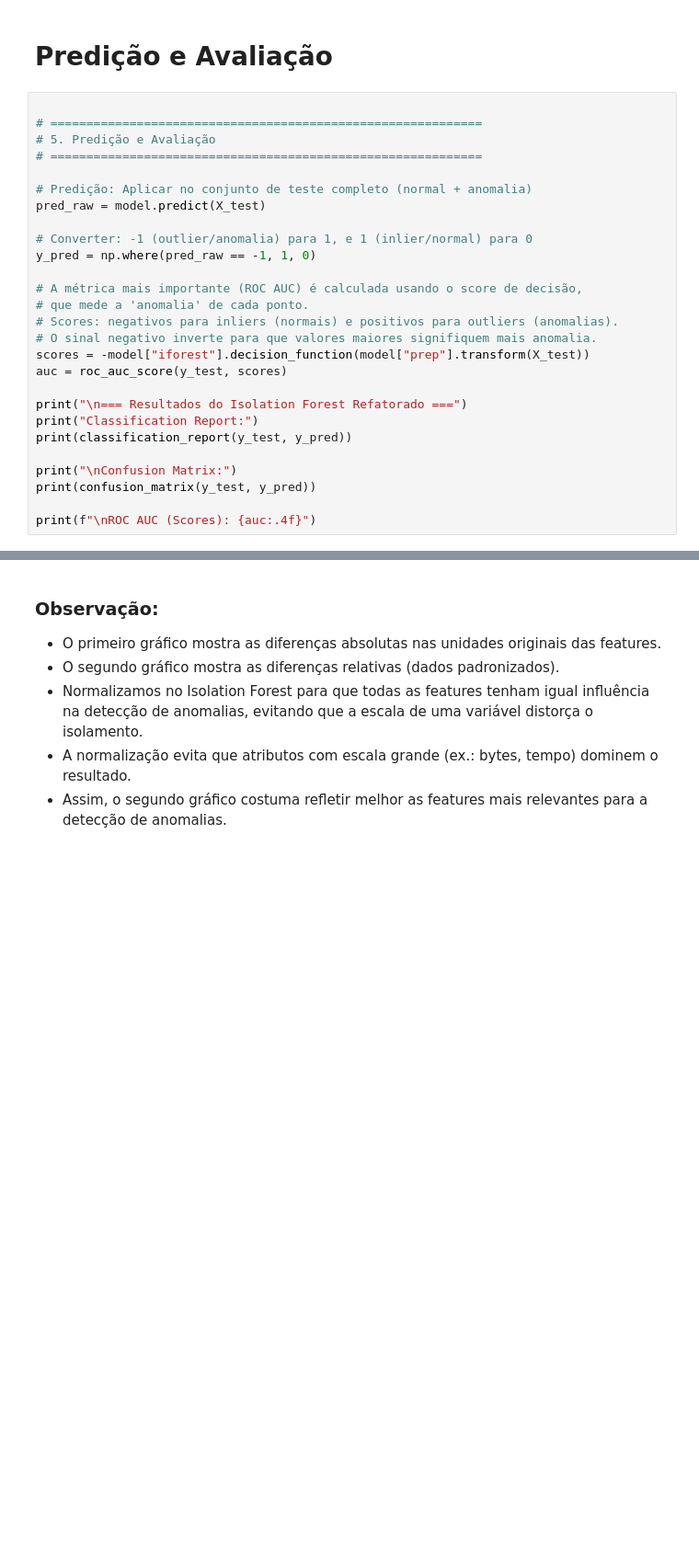
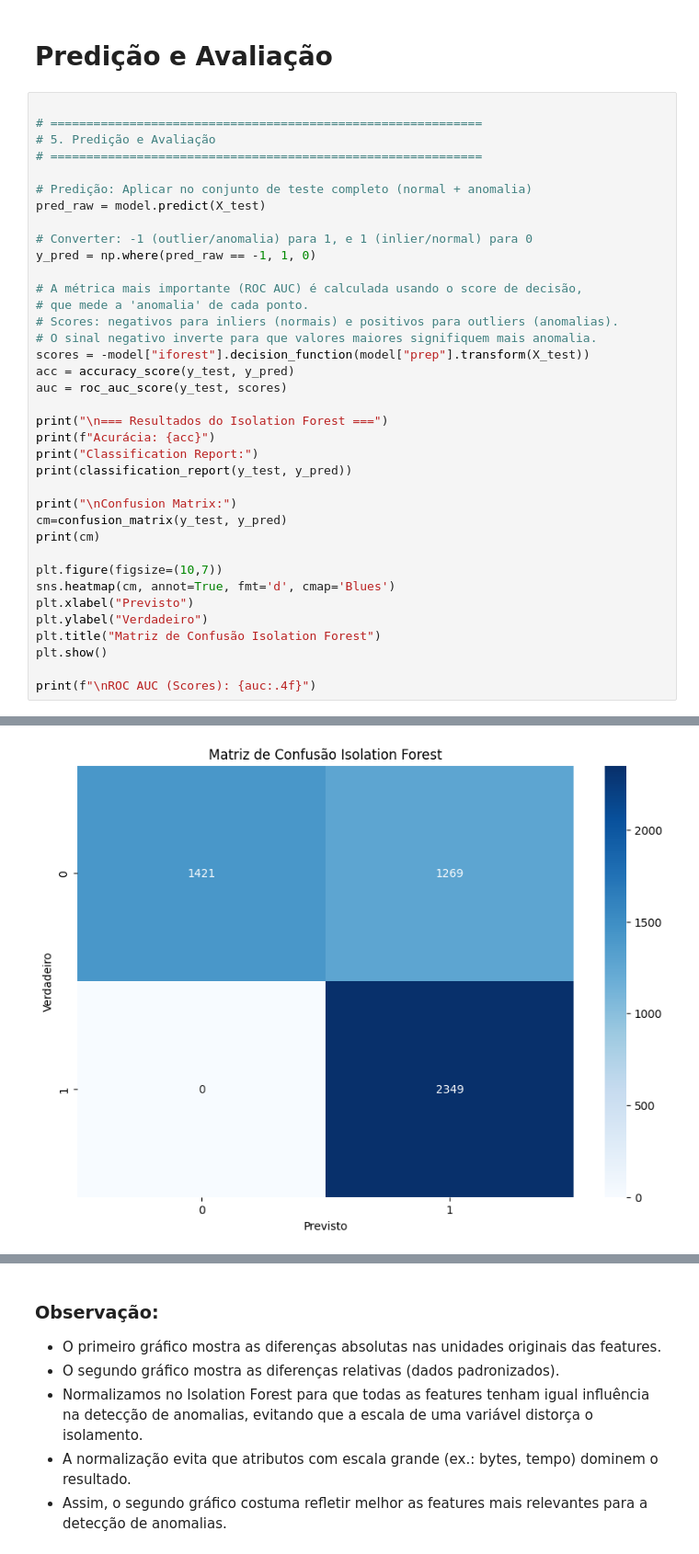
Before and after one commit to Jolusca/net-intrusion, a Jupyter notebook: Ataque-Intrusao-machine/isolation_forest.ipynb, the cells around one changed output, grey strips where cells are left out. Shown: that part at 92% size. Saved outputs shown, nothing was run; the diff lists cells and outputs as text; blank space fills up the shorter version.

```diff
--- a/Ataque-Intrusao-machine/isolation_forest.ipynb
+++ b/Ataque-Intrusao-machine/isolation_forest.ipynb
@@ -138,14 +142,24 @@ y_pred = np.where(pred_raw == -1, 1, 0)
 # Scores: negativos para inliers (normais) e positivos para outliers (anomalias).
 # O sinal negativo inverte para que valores maiores signifiquem mais anomalia.
 scores = -model["iforest"].decision_function(model["prep"].transform(X_test))
+acc = accuracy_score(y_test, y_pred)
 auc = roc_auc_score(y_test, scores)
 
-print("\n=== Resultados do Isolation Forest Refatorado ===")
+print("\n=== Resultados do Isolation Forest ===")
+print(f"Acurácia: {acc}")
 print("Classification Report:")
 print(classification_report(y_test, y_pred))
 
 print("\nConfusion Matrix:")
-print(confusion_matrix(y_test, y_pred))
+cm=confusion_matrix(y_test, y_pred)
+print(cm)
+
+plt.figure(figsize=(10,7))
+sns.heatmap(cm, annot=True, fmt='d', cmap='Blues')
+plt.xlabel("Previsto")
+plt.ylabel("Verdadeiro")
+plt.title("Matriz de Confusão Isolation Forest")
+plt.show()
 
 print(f"\nROC AUC (Scores): {auc:.4f}")
 # %% [output]
@@ -168,0 +182 @@ ROC AUC (Scores): 0.9814
+[figure, added]
```
Also changed, not shown: parts of 3 cells of this notebook.
